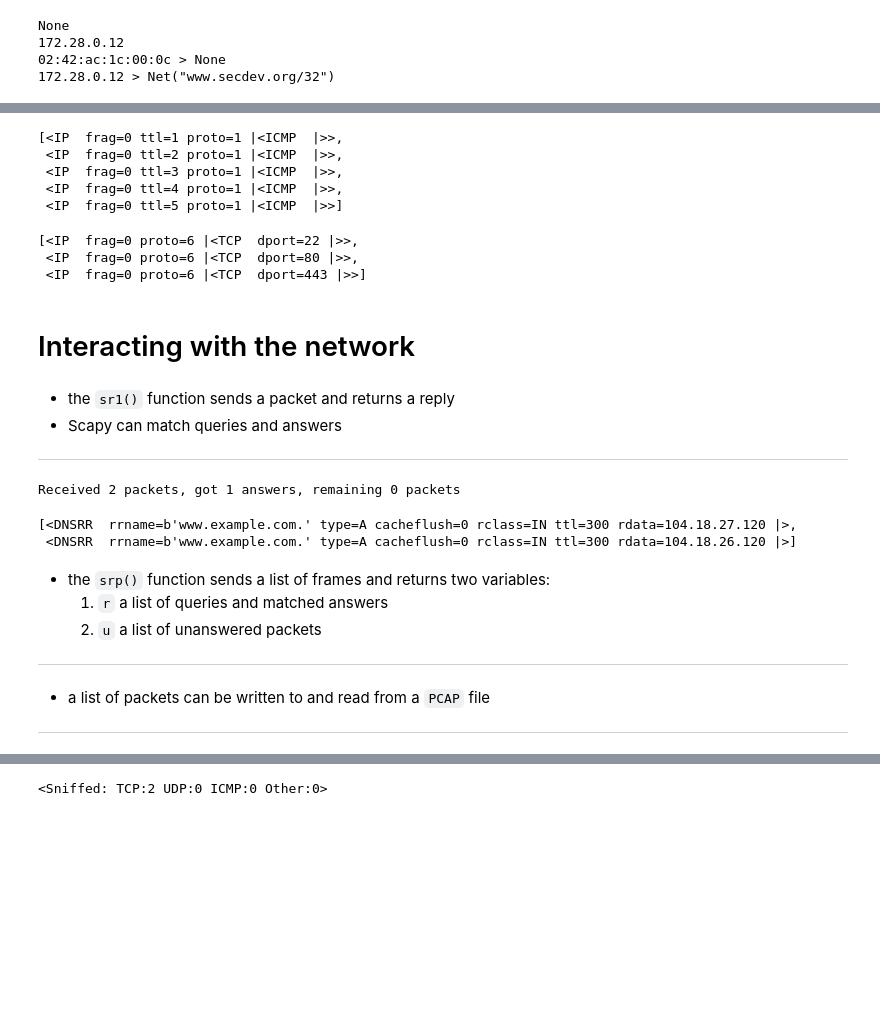
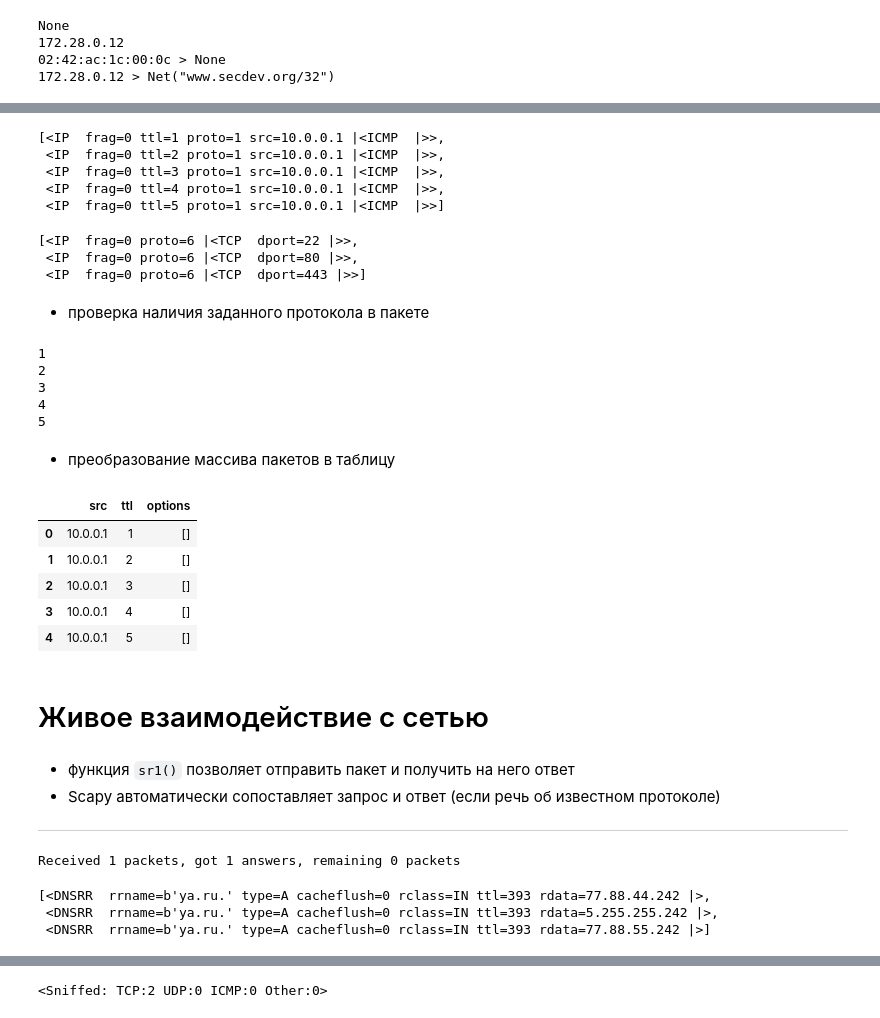
Before and after one commit to nick1982ad/CS_Data_analysis, a Jupyter notebook: Jupyter Notebooks/Scapy_intro.ipynb, the cells around one changed output, grey strips where cells are left out. Drawn from its saved outputs; the diff is of its cells as text; code cells hidden in the pictures; blank space fills up the shorter version.

```diff
--- a/Jupyter Notebooks/Scapy_intro.ipynb
+++ b/Jupyter Notebooks/Scapy_intro.ipynb
@@ -133,38 +181,55 @@ None
 # %%
-[p for p in IP(ttl=(1,5)) / ICMP()]  # a sequence of values from 1 to 5
+p_list = [p for p in IP(src="10.0.0.1", ttl=(1,5)) / ICMP()]  # a sequence of values from 1 to 5
+p_list
 # %% [output]
-[<IP  frag=0 ttl=1 proto=1 |<ICMP  |>>,
- <IP  frag=0 ttl=2 proto=1 |<ICMP  |>>,
- <IP  frag=0 ttl=3 proto=1 |<ICMP  |>>,
- <IP  frag=0 ttl=4 proto=1 |<ICMP  |>>,
- <IP  frag=0 ttl=5 proto=1 |<ICMP  |>>]
+[<IP  frag=0 ttl=1 proto=1 src=10.0.0.1 |<ICMP  |>>,
+ <IP  frag=0 ttl=2 proto=1 src=10.0.0.1 |<ICMP  |>>,
+ <IP  frag=0 ttl=3 proto=1 src=10.0.0.1 |<ICMP  |>>,
+ <IP  frag=0 ttl=4 proto=1 src=10.0.0.1 |<ICMP  |>>,
+ <IP  frag=0 ttl=5 proto=1 src=10.0.0.1 |<ICMP  |>>]
 # %%
 [p for p in IP() / TCP(dport=[22, 80, 443])]  # specific values
 # %% [output]
 [<IP  frag=0 proto=6 |<TCP  dport=22 |>>,
  <IP  frag=0 proto=6 |<TCP  dport=80 |>>,
  <IP  frag=0 proto=6 |<TCP  dport=443 |>>]
-# %% [markdown]
-# Interacting with the network
-# %% [markdown]
-- the `sr1()` function sends a packet and returns a reply
-- Scapy can match queries and answers
-
----
+# %% [markdown]
+- проверка наличия заданного протокола в пакете
+# %%
+for p in p_list:
+  if ICMP in p:
+    print(p.ttl)
+# %% [output]
+1
+2
+3
+4
+5
+# %% [markdown]
+- преобразование массива пакетов в таблицу
+# %%
+import pandas as pd
+packet_df = pd.DataFrame([p.fields for p in p_list if IP in p])
+packet_df
+# %% [output]
+|  | src | ttl | options |
+| 0 | 10.0.0.1 | 1 | [] |
+| 1 | 10.0.0.1 | 2 | [] |
+| 2 | 10.0.0.1 | 3 | [] |
+| 3 | 10.0.0.1 | 4 | [] |
+| 4 | 10.0.0.1 | 5 | [] |
+# %% [markdown]
+# Живое взаимодействие с сетью
+# %% [markdown]
+- функция `sr1()` позволяет отправить пакет и получить на него ответ
+- Scapy автоматически сопоставляет запрос и ответ (если речь об известном протоколе)
+
+---
 # %%
-p = sr1(IP(dst="8.8.8.8") / UDP() / DNS())
+p = sr1(IP(dst="8.8.8.8") / UDP() / DNS(rd=1, qd=DNSQR(qname="ya.ru", qtype="A")))
 p[DNS].an
 # %% [output]
-Received 2 packets, got 1 answers, remaining 0 packets
+Received 1 packets, got 1 answers, remaining 0 packets
-[<DNSRR  rrname=b'www.example.com.' type=A cacheflush=0 rclass=IN ttl=300 rdata=104.18.27.120 |>,
- <DNSRR  rrname=b'www.example.com.' type=A cacheflush=0 rclass=IN ttl=300 rdata=104.18.26.120 |>]
+[<DNSRR  rrname=b'ya.ru.' type=A cacheflush=0 rclass=IN ttl=393 rdata=77.88.44.242 |>,
+ <DNSRR  rrname=b'ya.ru.' type=A cacheflush=0 rclass=IN ttl=393 rdata=5.255.255.242 |>,
+ <DNSRR  rrname=b'ya.ru.' type=A cacheflush=0 rclass=IN ttl=393 rdata=77.88.55.242 |>]
-# %% [markdown]
-- the `srp()` function sends a list of frames and returns two variables:
-    1. `r` a list of queries and matched answers
-    2. `u` a list of unanswered packets
-
----
-# %% [markdown]
-- a list of packets can be written to and read from a `PCAP` file
-
----
```
Also changed, not shown: parts of 63 cells of this notebook.
